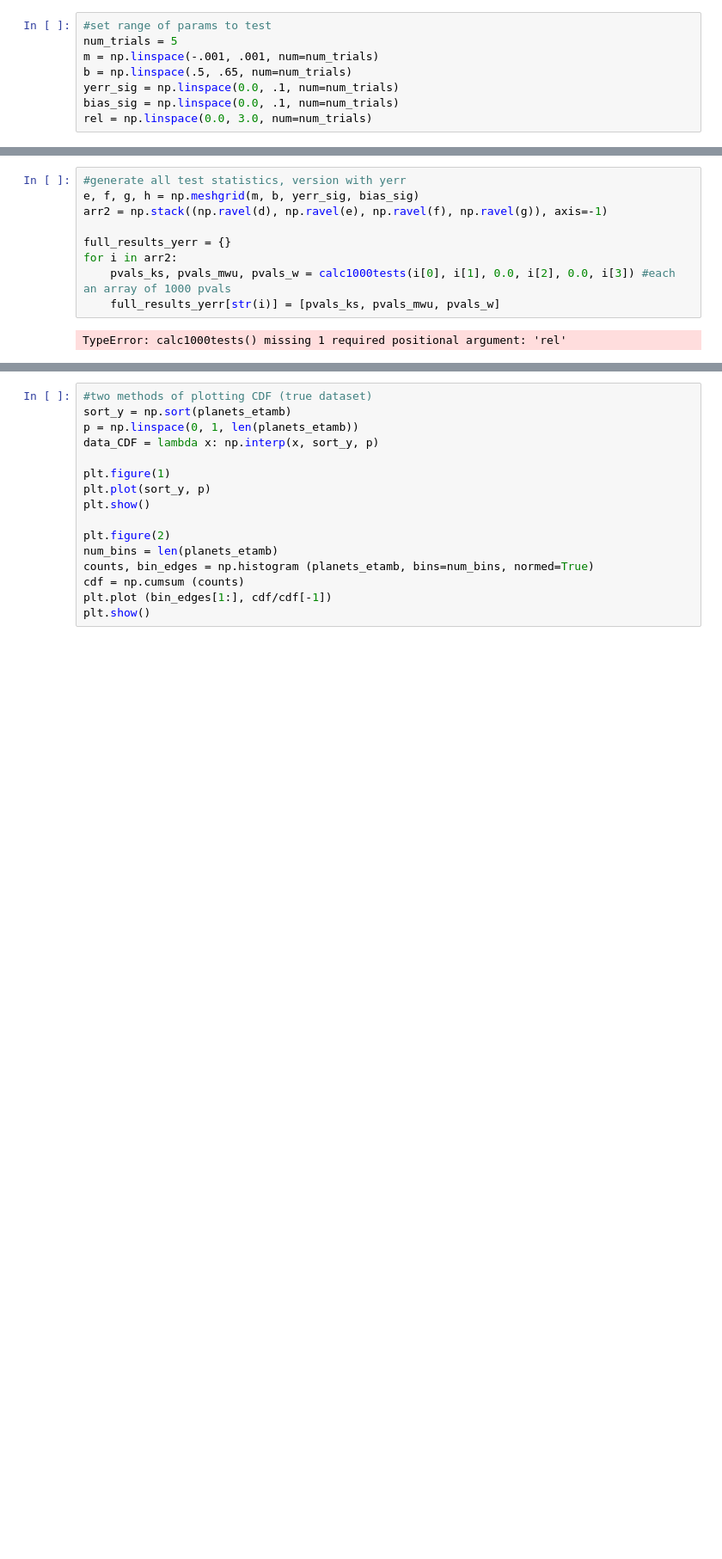
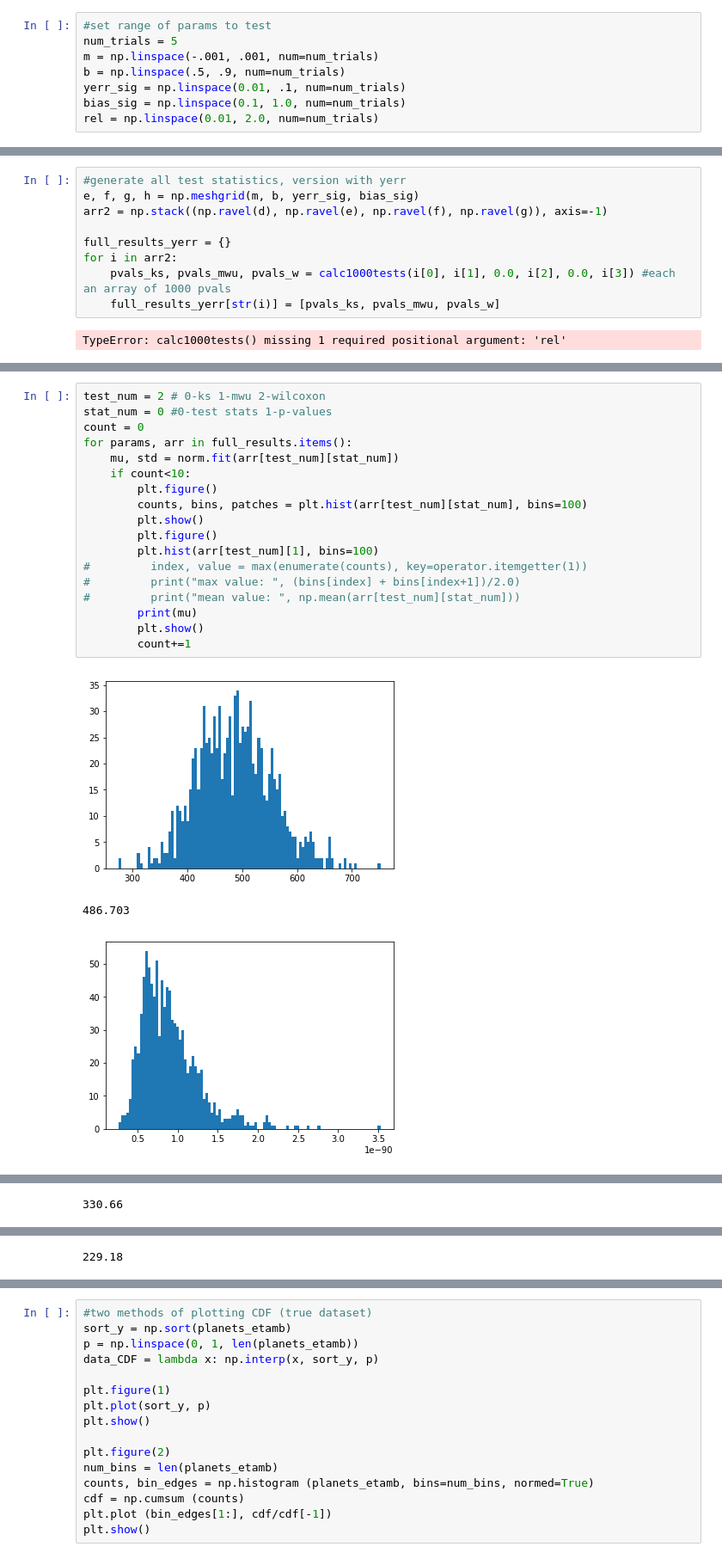
Before and after one commit to rebeccachen0/asiaa, a Jupyter notebook: forward_modeling.ipynb, the cells around one changed output, grey strips where cells are left out. Shown at 86% size. Saved outputs shown, nothing was run; the diff lists cells and outputs as text; blank space fills up the shorter version.

```diff
--- a/forward_modeling.ipynb
+++ b/forward_modeling.ipynb
@@ -134,8 +122,8 @@ print(pvals_w)
 #set range of params to test
 num_trials = 5
 m = np.linspace(-.001, .001, num=num_trials)
-b = np.linspace(.5, .65, num=num_trials)
-yerr_sig = np.linspace(0.0, .1, num=num_trials)
-bias_sig = np.linspace(0.0, .1, num=num_trials)
-rel = np.linspace(0.0, 3.0, num=num_trials)
+b = np.linspace(.5, .9, num=num_trials)
+yerr_sig = np.linspace(0.01, .1, num=num_trials)
+bias_sig = np.linspace(0.1, 1.0, num=num_trials)
+rel = np.linspace(0.01, 2.0, num=num_trials)
 # %%
@@ -250,0 +242,22 @@ plt.show()
+# %%
+test_num = 2 # 0-ks 1-mwu 2-wilcoxon
+stat_num = 0 #0-test stats 1-p-values
+count = 0
+for params, arr in full_results.items():
+    mu, std = norm.fit(arr[test_num][stat_num])
+    if count<10:
+        plt.figure()
+        counts, bins, patches = plt.hist(arr[test_num][stat_num], bins=100)
+        plt.show()
+        plt.figure()
+        plt.hist(arr[test_num][1], bins=100)
+#         index, value = max(enumerate(counts), key=operator.itemgetter(1))
+#         print("max value: ", (bins[index] + bins[index+1])/2.0)
+#         print("mean value: ", np.mean(arr[test_num][stat_num]))
+        print(mu)
+        plt.show()
+        count+=1
+# %% [output]
+[figure, added]
+486.703
+[figure, added]
@@ -250,0 +265 @@ plt.show()
+330.66
@@ -250,0 +268 @@ plt.show()
+229.18
```
Also changed, not shown: parts of 14 cells of this notebook, 6 other files.
